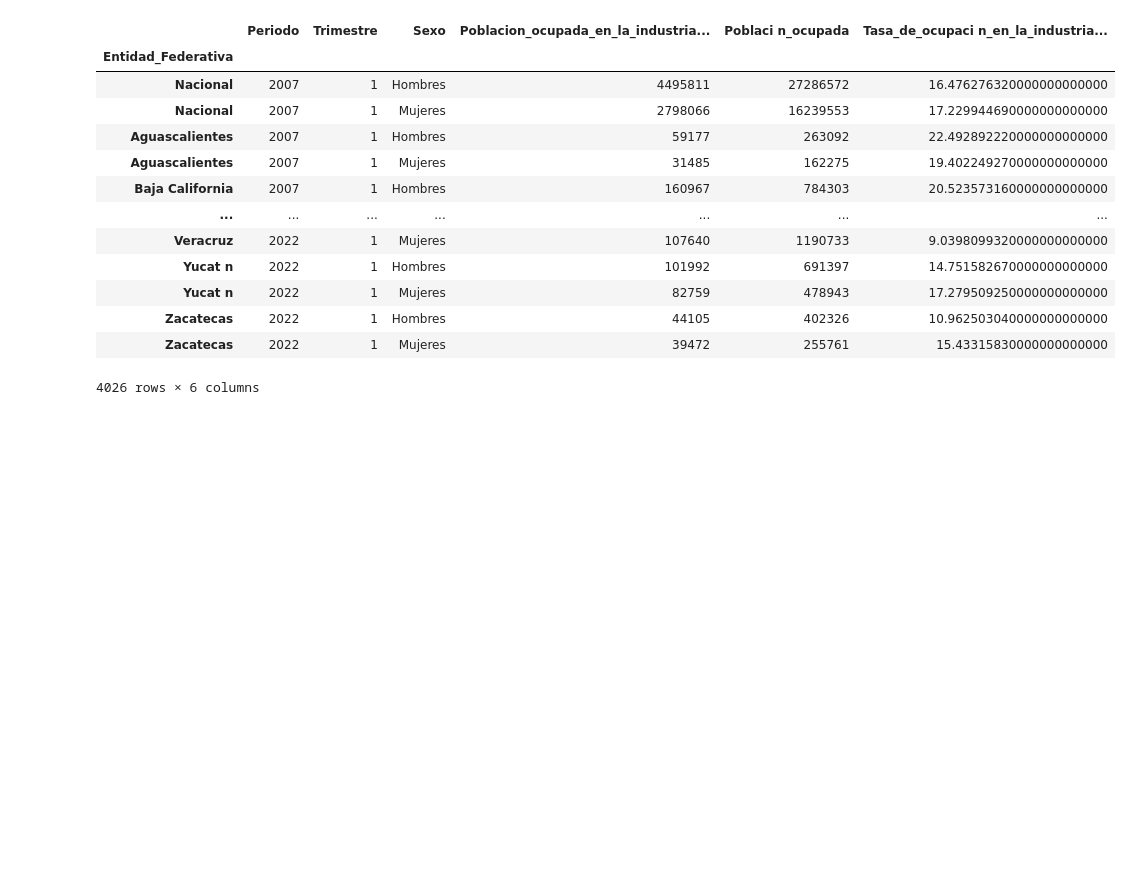
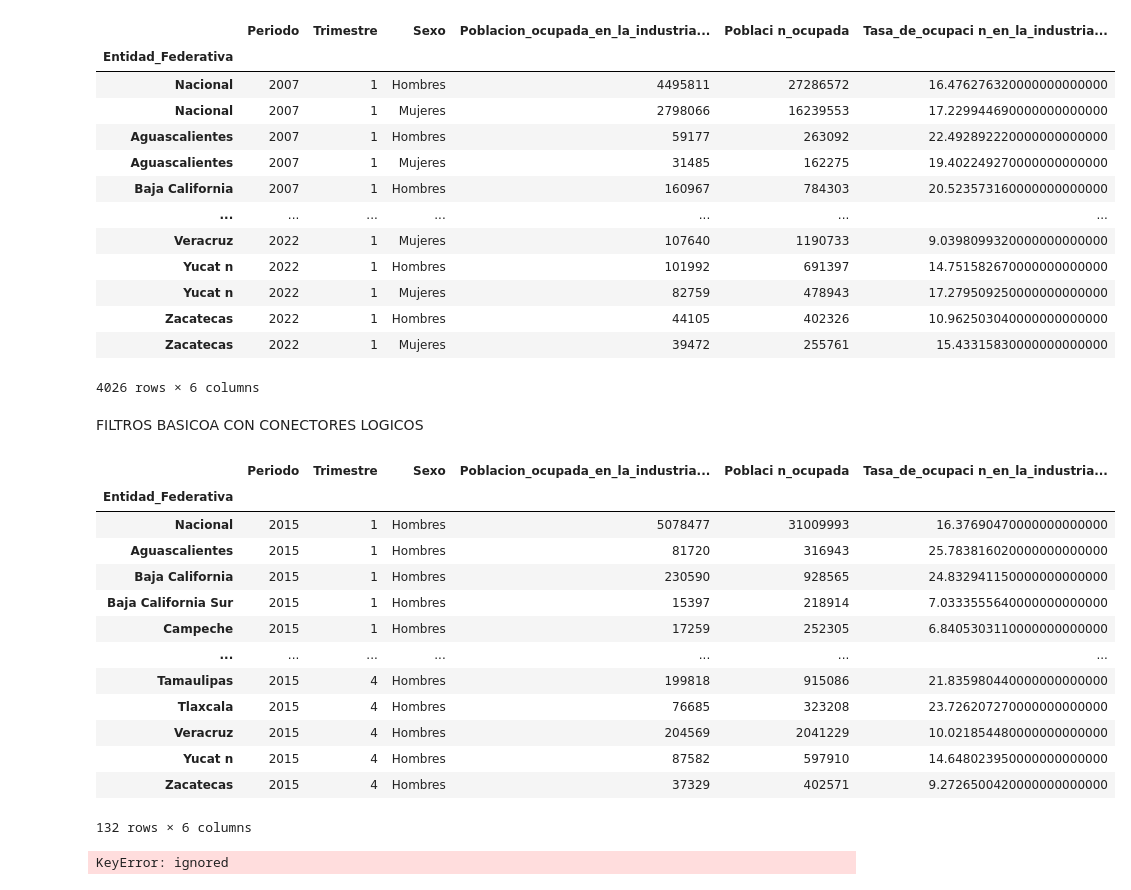
Before and after one commit to EddiRafael/Clase_desarrollo_proyectos, a Jupyter notebook: 1_Extraccion_Datos.ipynb, the cells around one changed output. Drawn from its saved outputs; the diff is of its cells as text; code cells hidden in the pictures; blank space fills up the shorter version.

```diff
--- a/1_Extraccion_Datos.ipynb
+++ b/1_Extraccion_Datos.ipynb
@@ -98,3 +176,29 @@ filtro6
 | Zacatecas | 2022 | 1 | Hombres | 44105 | 402326 | 10.962503040000000000000 |
 | Zacatecas | 2022 | 1 | Mujeres | 39472 | 255761 | 15.43315830000000000000 |
 4026 rows × 6 columns
+# %% [markdown]
+FILTROS BASICOA CON CONECTORES LOGICOS
+# %%
+#filtro y
+filtro7= df[(df["Periodo"] == 2015) & (df["Sexo"]== "Hombres")]
+filtro7
+# %% [output]
+|  | Periodo | Trimestre | Sexo | Poblacion_ocupada_en_la_industria... | Poblaci n_ocupada | Tasa_de_ocupaci n_en_la_industria... |
+| Entidad_Federativa |  |  |  |  |  |  |
+| Nacional | 2015 | 1 | Hombres | 5078477 | 31009993 | 16.37690470000000000000 |
+| Aguascalientes | 2015 | 1 | Hombres | 81720 | 316943 | 25.783816020000000000000 |
+| Baja California | 2015 | 1 | Hombres | 230590 | 928565 | 24.832941150000000000000 |
+| Baja California Sur | 2015 | 1 | Hombres | 15397 | 218914 | 7.0333555640000000000000 |
+| Campeche | 2015 | 1 | Hombres | 17259 | 252305 | 6.8405303110000000000000 |
+| ... | ... | ... | ... | ... | ... | ... |
+| Tamaulipas | 2015 | 4 | Hombres | 199818 | 915086 | 21.835980440000000000000 |
+| Tlaxcala | 2015 | 4 | Hombres | 76685 | 323208 | 23.726207270000000000000 |
+| Veracruz | 2015 | 4 | Hombres | 204569 | 2041229 | 10.021854480000000000000 |
+| Yucat n | 2015 | 4 | Hombres | 87582 | 597910 | 14.648023950000000000000 |
+| Zacatecas | 2015 | 4 | Hombres | 37329 | 402571 | 9.2726500420000000000000 |
+132 rows × 6 columns
+# %%
+#filtro y
+filtro8= df[(df["Periodo"] == 2015) & (df["Sexo"]== "Hombres") & (df["Entidad_Federativa"] == "Puebla")]
+# %% [output]
+KeyError: ignored
```
Also changed, not shown: parts of 9 cells of this notebook.
